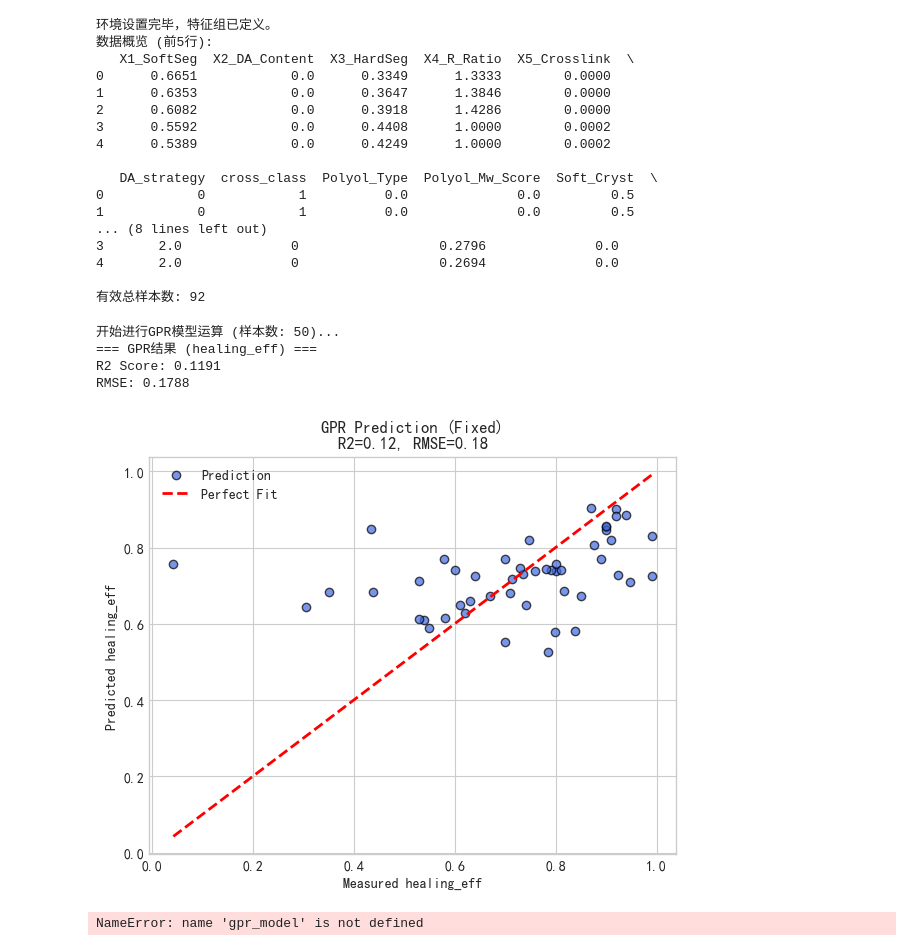
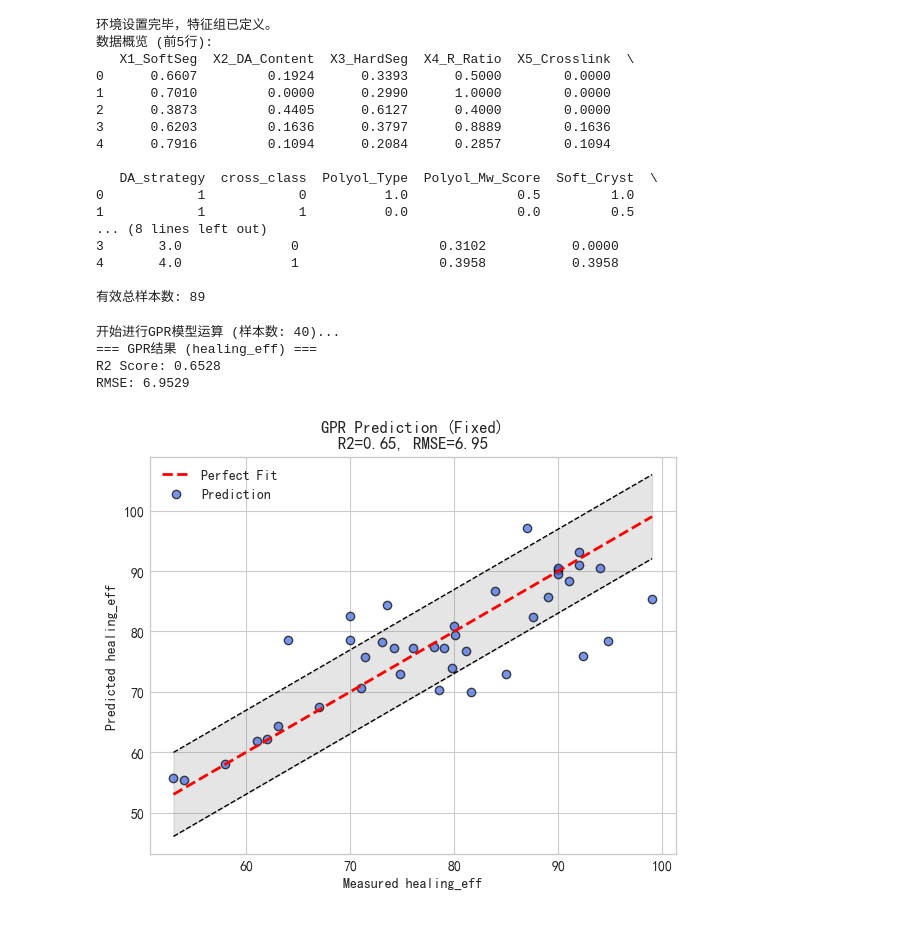
Before and after one commit to leonfighting-py/ML_DAPU, a Jupyter notebook: focast_ML_12.20_data_deletion/alghorithm_multi_12.20_healing.ipynb, the cells around one changed output. Saved outputs shown, nothing was run; the diff lists cells and outputs as text; code cells hidden in the pictures.

```diff
--- a/focast_ML_12.20_data_deletion/alghorithm_multi_12.20_healing.ipynb
+++ b/focast_ML_12.20_data_deletion/alghorithm_multi_12.20_healing.ipynb
@@ -63,7 +28,7 @@ print(anova_results)
 # %%
 # 初始准备工作
 # 1.读取清洗好的数据
-file_path = "Final_Features_12.7.csv"
+file_path = "Final_Features_12.20_deletion_healing.csv"
 df = pd.read_csv(file_path)
 # %%
 # 2.定义特征组
@@ -108,20 +73,20 @@ print(f"\n有效总样本数: {len(df)}")
 环境设置完毕，特征组已定义。
 数据概览 (前5行):
    X1_SoftSeg  X2_DA_Content  X3_HardSeg  X4_R_Ratio  X5_Crosslink  \
-0      0.6651            0.0      0.3349      1.3333        0.0000
-1      0.6353            0.0      0.3647      1.3846        0.0000
-2      0.6082            0.0      0.3918      1.4286        0.0000
-3      0.5592            0.0      0.4408      1.0000        0.0002
-4      0.5389            0.0      0.4249      1.0000        0.0002
+0      0.6607         0.1924      0.3393      0.5000        0.0000
+1      0.7010         0.0000      0.2990      1.0000        0.0000
+2      0.3873         0.4405      0.6127      0.4000        0.0000
+3      0.6203         0.1636      0.3797      0.8889        0.1636
+4      0.7916         0.1094      0.2084      0.2857        0.1094
 
    DA_strategy  cross_class  Polyol_Type  Polyol_Mw_Score  Soft_Cryst  \
-0            0            1          0.0              0.0         0.5
-1            0            1          0.0              0.0         0.5
+0            1            0          1.0              0.5         1.0
+1            1            1          0.0              0.0         0.5
 ... (8 lines left out)
-3       2.0              0                  0.2796              0.0
-4       2.0              0                  0.2694              0.0
+3       3.0              0                  0.3102           0.0000
+4       4.0              1                  0.3958           0.3958
 
-有效总样本数: 92
+有效总样本数: 89
 # %%
 # GPR
 from sklearn.compose import TransformedTargetRegressor
@@ -140,40 +105,54 @@ kernel = C(1.0, (1e-5, 1e5)) * \
 #  定义模型
 gpr_model = make_pipeline(
     StandardScaler(),  # 标准化特征 X
     GaussianProcessRegressor(
         kernel=kernel,
         n_restarts_optimizer=10,  # 重启10次防止局部最优
         random_state=42,
         normalize_y=True
     )
 )
 
 # 模型性能评估
 r2, rmse, y_pred_gpr = evaluate_model(gpr_model, X, y, task_name="GPR (Fixed)")
 
 print(f"=== GPR结果 ({target_col}) ===")
 print(f"R2 Score: {r2:.4f}")
 print(f"RMSE: {rmse:.4f}")
 
-# 预测图绘制
+# 绘图
 plt.figure(figsize=(6, 5))
-plt.scatter(y, y_pred_gpr, alpha=0.7, c='royalblue', edgecolors='k', label='Prediction')
-# 拟合直线
+## parity轴
+min_val = min(y.min(), y_pred_gpr.min())
+max_val = max(y.max(), y_pred_gpr.max())
+x_line = np.linspace(min_val, max_val, 200)
+
+## 误差区域
+plt.fill_between(x_line,x_line - rmse,x_line + rmse,color='gray',alpha=0.2)
+
+## 拟合直线
 min_val, max_val = min(y.min(), y_pred_gpr.min()), max(y.max(), y_pred_gpr.max())
 plt.plot([min_val, max_val], [min_val, max_val], 'r--', linewidth=2, label='Perfect Fit')
+
+## 误差线
+plt.plot(x_line, x_line + rmse, 'k--', linewidth=1)
+plt.plot(x_line, x_line - rmse, 'k--', linewidth=1)
+
+# 散点图
+plt.scatter(y, y_pred_gpr, alpha=0.7, c='royalblue', edgecolors='k', label='Prediction')
 
 plt.xlabel(f'Measured {target_col}')
 plt.ylabel(f'Predicted {target_col}')
 plt.title(f'GPR Prediction (Fixed)\nR2={r2:.2f}, RMSE={rmse:.2f}')
 plt.legend()
 plt.tight_layout()
 plt.show()
 # %% [output]
-开始进行GPR模型运算 (样本数: 50)...
+开始进行GPR模型运算 (样本数: 40)...
 === GPR结果 (healing_eff) ===
-R2 Score: 0.1191
-RMSE: 0.1788
+R2 Score: 0.6528
+RMSE: 6.9529
-[figure, old version]
+[figure, new version]
 # %%
 #GPR
 # 计算特征重要性
@@ -207,8 +186,6 @@ plt.xticks(range(len(top_features)), [name for name, val in top_features], rotat
 plt.ylabel("Decrease in R2 Score")
 plt.tight_layout()
 plt.show()
-# %% [output]
-NameError: name 'gpr_model' is not defined
 # %%
 # Random Forest
 target_col = 'healing_eff'
```
Also changed, not shown: parts of 6 cells of this notebook, 8 other files.
